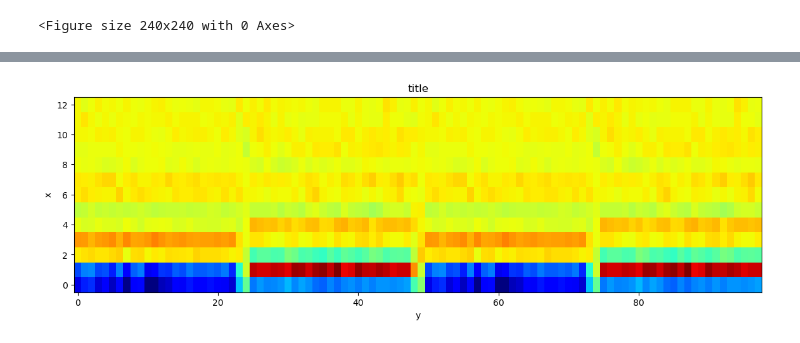
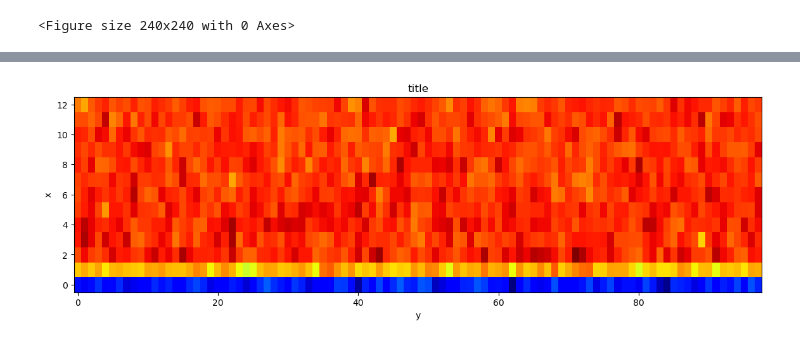
Before and after one commit to Davidjames9610/ubm, a Jupyter notebook: classifiers/fhmm/fhmm_development/b_sine_noise_cept_mapping.ipynb, the cells around one changed output, grey strips where cells are left out. Drawn from its saved outputs; the diff is of its cells as text; code cells hidden in the pictures.

```diff
--- a/classifiers/fhmm/fhmm_development/b_sine_noise_cept_mapping.ipynb
+++ b/classifiers/fhmm/fhmm_development/b_sine_noise_cept_mapping.ipynb
@@ -78,13 +78,13 @@ snr
 # %%
 # import spafe.features.mfcc as mfcc
 
-s1_feat = mfcc.mfcc(sig=s2, fs=8000, nfilts=40)
+s1_feat = mfcc.mfcc(sig=s1, fs=8000, nfilts=40)
 s1_hmm = hmm.GaussianHMM(2)
 s1_hmm.fit(s1_feat)
 # s1_hmm_sampled, _ = s1_hmm.sample(100)
 vis.show_features(s1_feat, 'title', 'x', 'y')
 # %% [output]
-[figure, old version]
+[figure, new version]
 # %%
 s2_feat = mfcc.mfcc(sig=s2, fs=8000, nfilts=40)
 s2_hmm = hmm.GaussianHMM(2)
```
Also changed, not shown: parts of 7 cells of this notebook, 7 other files.
